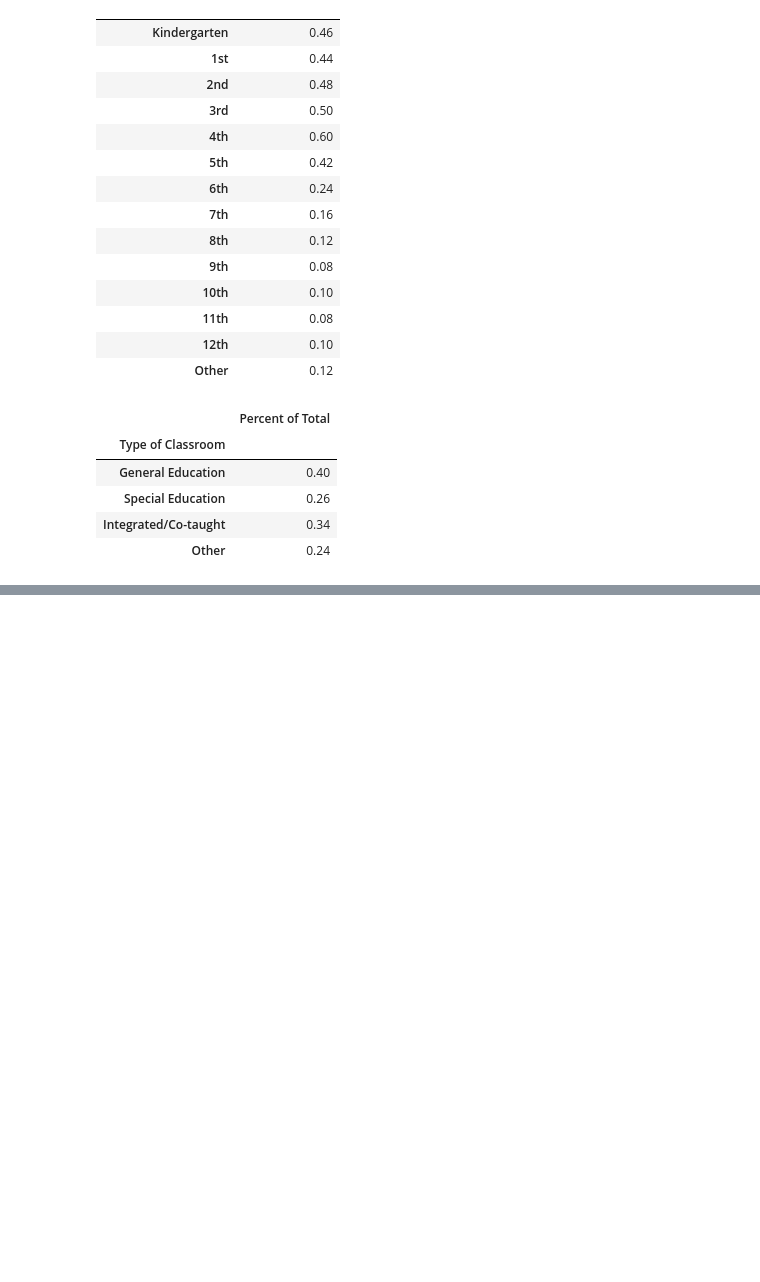
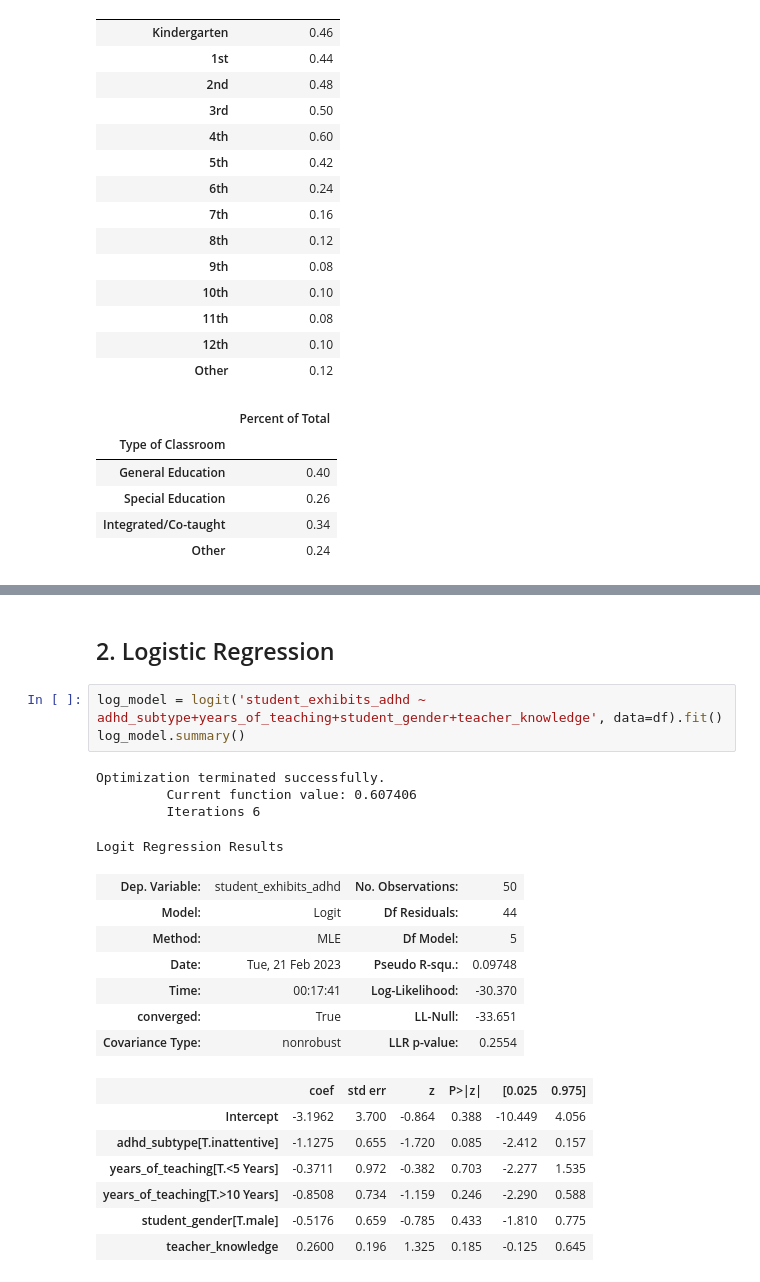
Before and after one commit to michael-abbate/adhd-analysis, a Jupyter notebook: adhd.ipynb, the cells around one changed output, grey strips where cells are left out. Drawn from its saved outputs; the diff is of its cells as text; blank space fills up the shorter version.

```diff
--- a/adhd.ipynb
+++ b/adhd.ipynb
@@ -234,0 +320,24 @@ display(multiValuePctTotal(df, type_of_classroom_map, 'Type of Classroom'))
+# %% [markdown]
+## 2. Logistic Regression
+# %%
+log_model = logit('student_exhibits_adhd ~ adhd_subtype+years_of_teaching+student_gender+teacher_knowledge', data=df).fit()
+log_model.summary()
+# %% [output]
+Optimization terminated successfully.
+         Current function value: 0.607406
+         Iterations 6
+Logit Regression Results
+| Dep. Variable: | student_exhibits_adhd | No. Observations: | 50 |
+| Model: | Logit | Df Residuals: | 44 |
+| Method: | MLE | Df Model: | 5 |
+| Date: | Tue, 21 Feb 2023 | Pseudo R-squ.: | 0.09748 |
+| Time: | 00:17:41 | Log-Likelihood: | -30.370 |
+| converged: | True | LL-Null: | -33.651 |
+| Covariance Type: | nonrobust | LLR p-value: | 0.2554 |
+|  | coef | std err | z | P>|z| | [0.025 | 0.975] |
+| Intercept | -3.1962 | 3.700 | -0.864 | 0.388 | -10.449 | 4.056 |
+| adhd_subtype[T.inattentive] | -1.1275 | 0.655 | -1.720 | 0.085 | -2.412 | 0.157 |
+| years_of_teaching[T.<5 Years] | -0.3711 | 0.972 | -0.382 | 0.703 | -2.277 | 1.535 |
+| years_of_teaching[T.>10 Years] | -0.8508 | 0.734 | -1.159 | 0.246 | -2.290 | 0.588 |
+| student_gender[T.male] | -0.5176 | 0.659 | -0.785 | 0.433 | -1.810 | 0.775 |
+| teacher_knowledge | 0.2600 | 0.196 | 1.325 | 0.185 | -0.125 | 0.645 |
```
Also changed, not shown: parts of 21 cells of this notebook.
